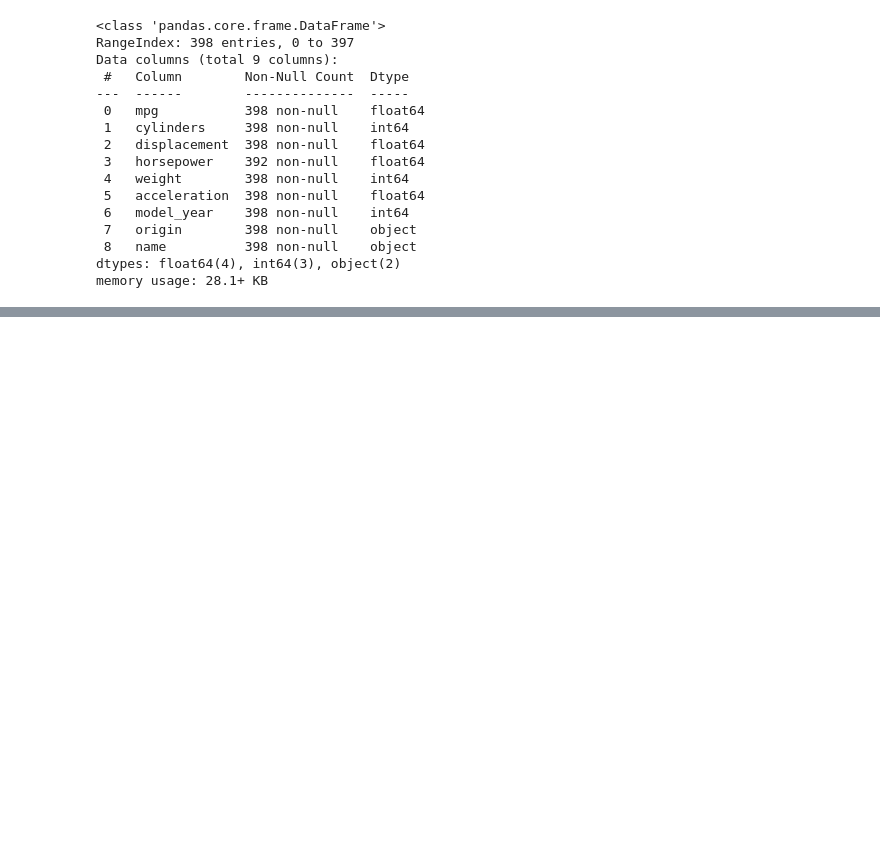
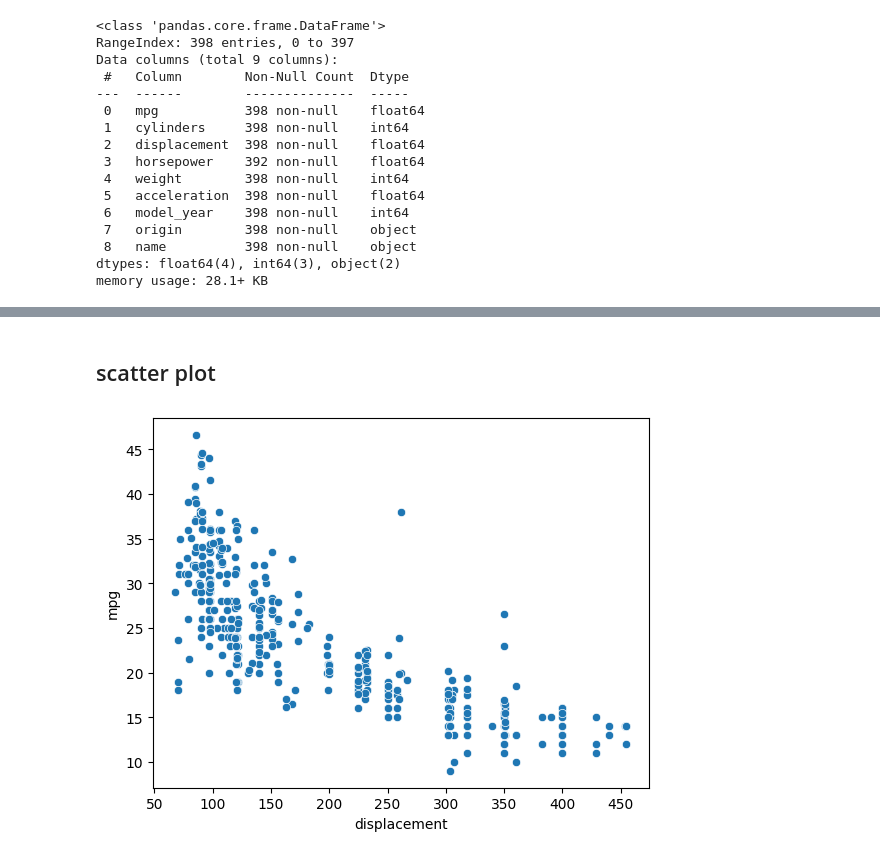
Before and after one commit to JakeOh/202511_BD53, a Jupyter notebook: lab_python/da06_eda.ipynb, the cells around one changed output, grey strips where cells are left out. Drawn from its saved outputs; the diff is of its cells as text; code cells hidden in the pictures; blank space fills up the shorter version.

```diff
--- a/lab_python/da06_eda.ipynb
+++ b/lab_python/da06_eda.ipynb
@@ -314,0 +399,8 @@ memory usage: 28.1+ KB
+# %% [markdown]
+## scatter plot
+# %%
+# mpg(연비): 관심변수(종속변수) ~ dispalcement(배기량): 독립변수
+sns.scatterplot(data=mpg, x='displacement', y='mpg')
+plt.show()
+# %% [output]
+[figure, added]
```
Also changed, not shown: parts of 11 cells of this notebook.
